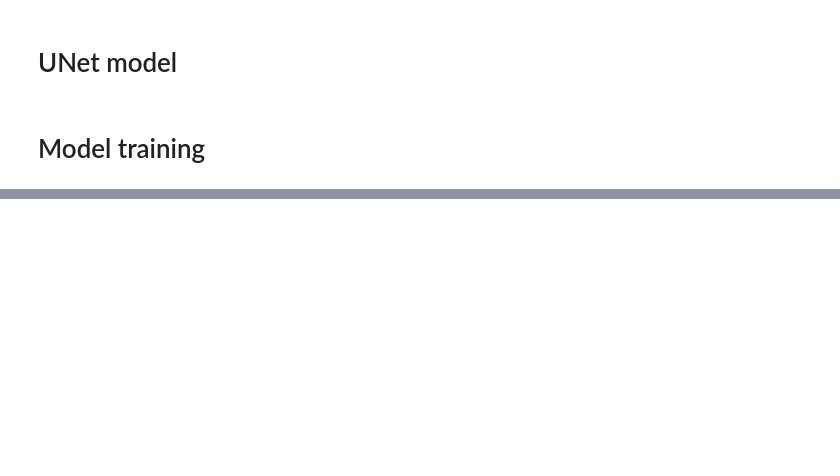
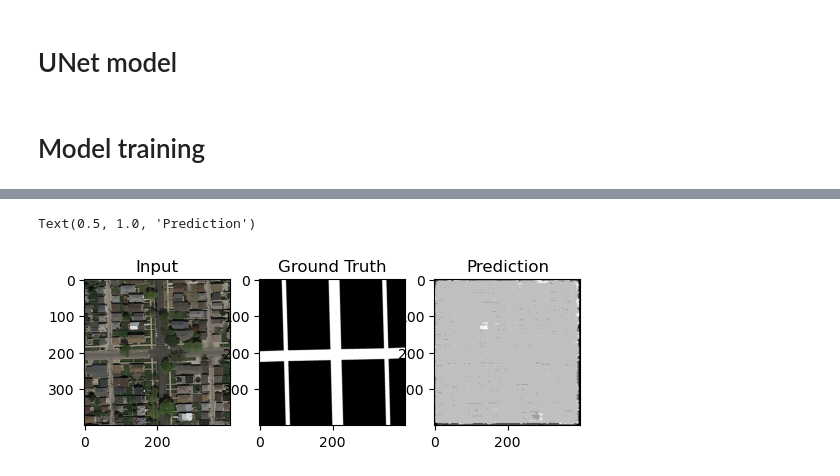
Before and after one commit to tudoroancea/ml-project-2-csevslerestedumonde, a Jupyter notebook: bruh.ipynb, the cells around one changed output, grey strips where cells are left out. Drawn from its saved outputs; the diff is of its cells as text; code cells hidden in the pictures; blank space fills up the shorter version.

```diff
--- a/bruh.ipynb
+++ b/bruh.ipynb
@@ -73,6 +73,6 @@ class RoadsDataset(tdata.Dataset):
 
         return image, gt_image_one_hot
 # %%
-training_data = RoadsDataset(root="data/training", num_images=100)
+training_data = RoadsDataset(root="data/training", num_images=10)
 training_dataloader = tdata.DataLoader(training_data, batch_size=5, shuffle=True)
 # %% [output]
@@ -149,9 +149,10 @@ class OutConv(nn.Module):
     def __init__(self, in_channels, out_channels):
         super(OutConv, self).__init__()
         self.conv = nn.Conv2d(in_channels, out_channels, kernel_size=1)
+        self.softmax = nn.Softmax(dim=1)
 
     def forward(self, x):
-        return self.conv(x)
+        return self.softmax(self.conv(x))
 
 
 class UNet(nn.Module):
@@ -225,0 +238,3 @@ loss: 3.395882  [    0/  100]
+# %%
+unet_model = UNet(3, 2).to(device)
+unet_model.load_state_dict(torch.load("unet_model2.pth"))
@@ -225,0 +259,22 @@ loss: 3.395882  [    0/  100]
+# %%
+unet_model.eval()
+X, Y = training_data.images[0], training_data.gt_images[0]
+X = X.to(device)
+Y = Y.to(device)
+with torch.no_grad():
+    Y_pred = torch.unsqueeze(
+        torch.argmax(torch.squeeze(unet_model(torch.unsqueeze(X, 0))), dim=0), 0
+    )
+
+plt.subplot(1, 3, 1)
+plt.imshow(torch.movedim(X, 0, -1).to("cpu"))
+plt.title("Input")
+plt.subplot(1, 3, 2)
+plt.imshow(torch.movedim(Y, 0, 2).to("cpu"), cmap="gray")
+plt.title("Ground Truth")
+plt.subplot(1, 3, 3)
+plt.imshow(torch.movedim(Y_pred, 0, 2).to(device="cpu"), cmap="gray")
+plt.title("Prediction")
+# %% [output]
+Text(0.5, 1.0, 'Prediction')
+[figure, added]
```
Also changed, not shown: parts of 6 cells of this notebook, 1 other file.
